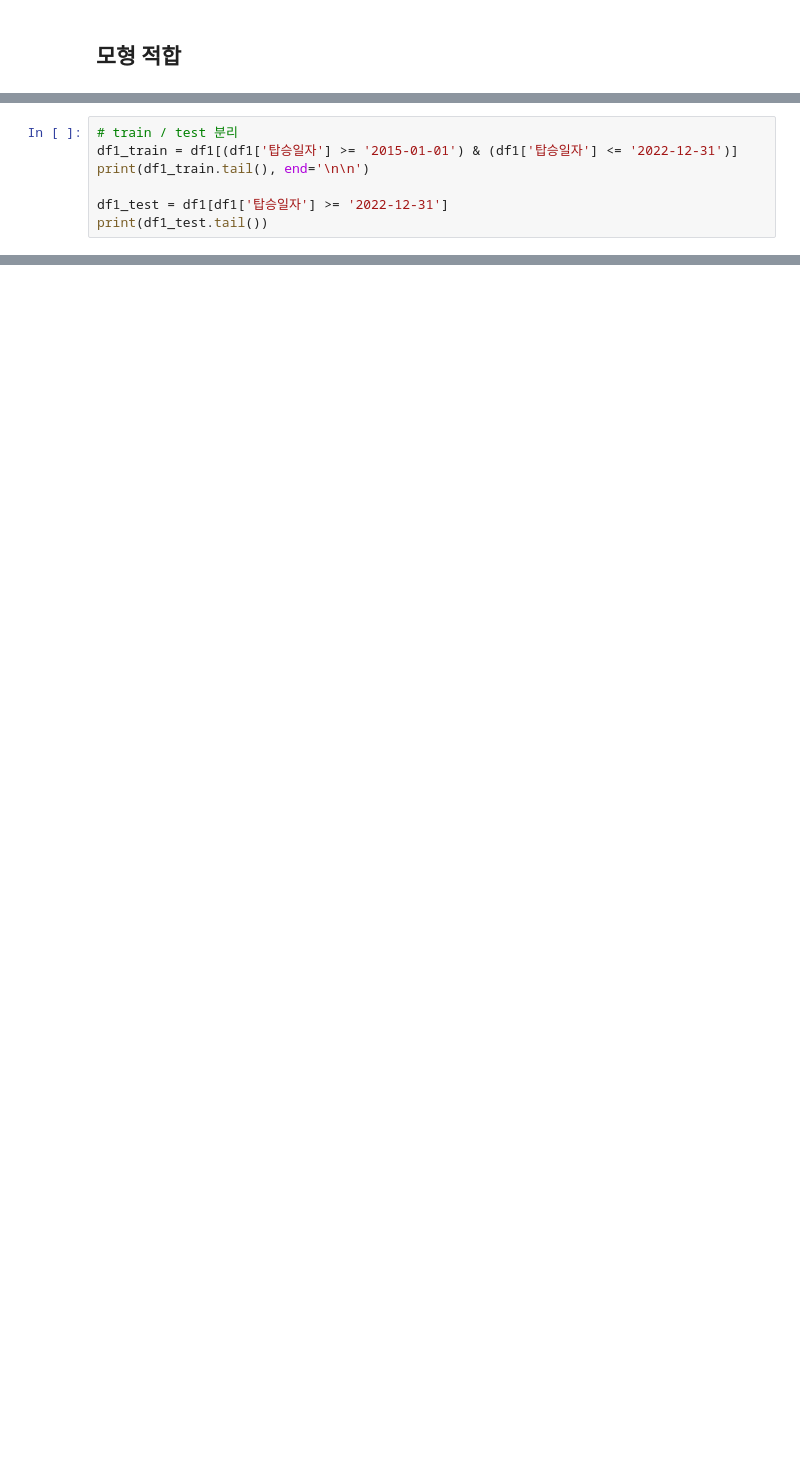
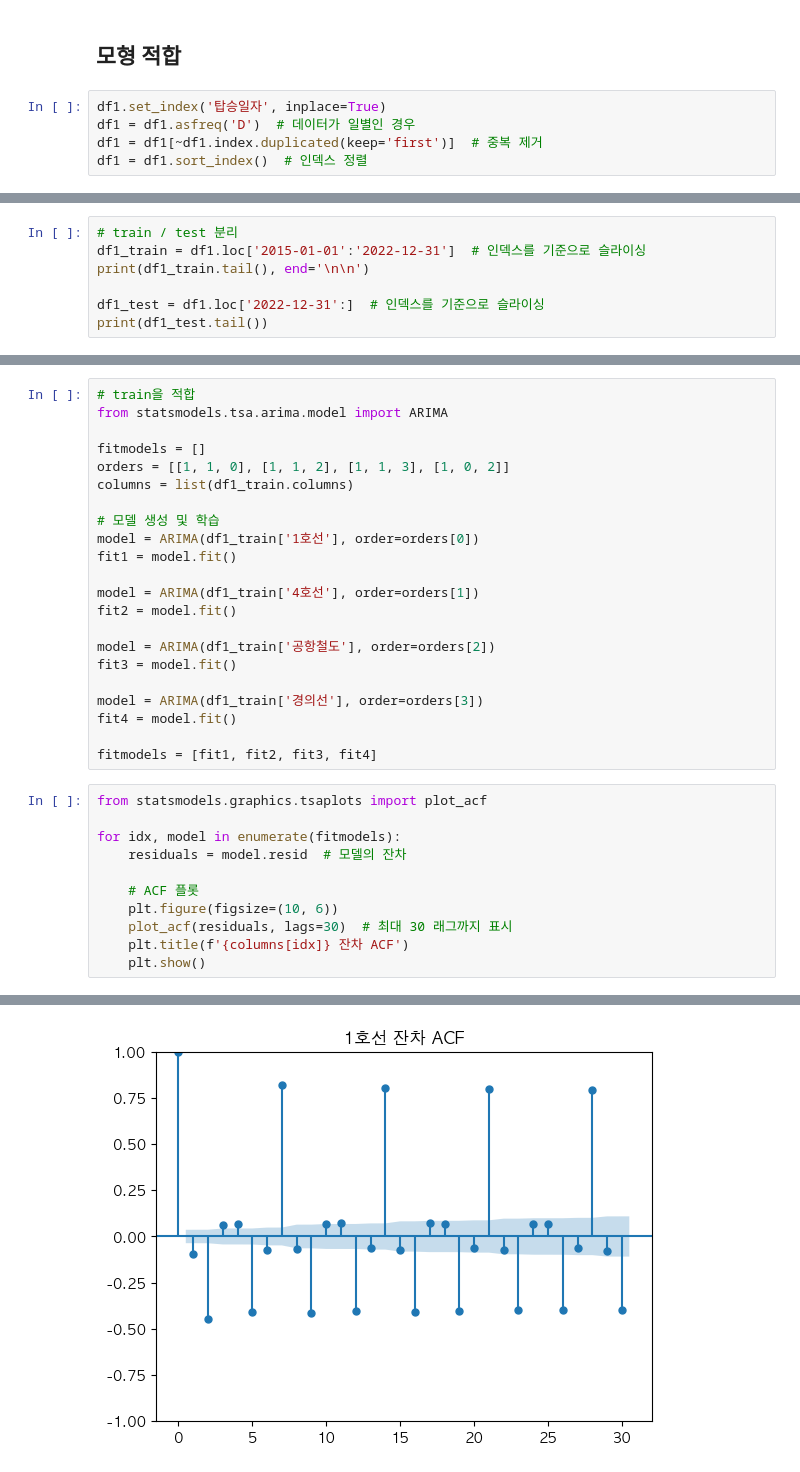
Before and after one commit to InryeolChoi/timeSeries_analysis, a Jupyter notebook: Project/model.ipynb, the cells around one changed output, grey strips where cells are left out. Saved outputs shown, nothing was run; the diff lists cells and outputs as text; blank space fills up the shorter version.

```diff
--- a/Project/model.ipynb
+++ b/Project/model.ipynb
@@ -186,2 +189,7 @@ plot_pacf(df1, r"$Z_t~$의 PACF")
 # %% [markdown]
 ## 모형 적합
+# %%
+df1.set_index('탑승일자', inplace=True)
+df1 = df1.asfreq('D')  # 데이터가 일별인 경우
+df1 = df1[~df1.index.duplicated(keep='first')]  # 중복 제거
+df1 = df1.sort_index()  # 인덱스 정렬
@@ -188,8 +206,8 @@ plot_pacf(df1, r"$Z_t~$의 PACF")
 # %%
 # train / test 분리
-df1_train = df1[(df1['탑승일자'] >= '2015-01-01') & (df1['탑승일자'] <= '2022-12-31')]
+df1_train = df1.loc['2015-01-01':'2022-12-31']  # 인덱스를 기준으로 슬라이싱
 print(df1_train.tail(), end='\n\n')
 
-df1_test = df1[df1['탑승일자'] >= '2022-12-31']
+df1_test = df1.loc['2022-12-31':]  # 인덱스를 기준으로 슬라이싱
 print(df1_test.tail())
 # %% [output]
@@ -233,0 +229,34 @@ df1_test['1호선']
+# %%
+# train을 적합
+from statsmodels.tsa.arima.model import ARIMA
+
+fitmodels = []
+orders = [[1, 1, 0], [1, 1, 2], [1, 1, 3], [1, 0, 2]]
+columns = list(df1_train.columns)
+
+# 모델 생성 및 학습
+model = ARIMA(df1_train['1호선'], order=orders[0])
+fit1 = model.fit()
+
+model = ARIMA(df1_train['4호선'], order=orders[1])
+fit2 = model.fit()
+
+model = ARIMA(df1_train['공항철도'], order=orders[2])
+fit3 = model.fit()
+
+model = ARIMA(df1_train['경의선'], order=orders[3])
+fit4 = model.fit()
+
+fitmodels = [fit1, fit2, fit3, fit4]
+# %%
+from statsmodels.graphics.tsaplots import plot_acf
+
+for idx, model in enumerate(fitmodels):
+    residuals = model.resid  # 모델의 잔차
+
+    # ACF 플롯
+    plt.figure(figsize=(10, 6))
+    plot_acf(residuals, lags=30)  # 최대 30 래그까지 표시
+    plt.title(f'{columns[idx]} 잔차 ACF')
+    plt.show()
+# %% [output]
@@ -233,0 +264 @@ df1_test['1호선']
+[figure, added]
```
Also changed, not shown: parts of 15 cells of this notebook, 1 other file.
